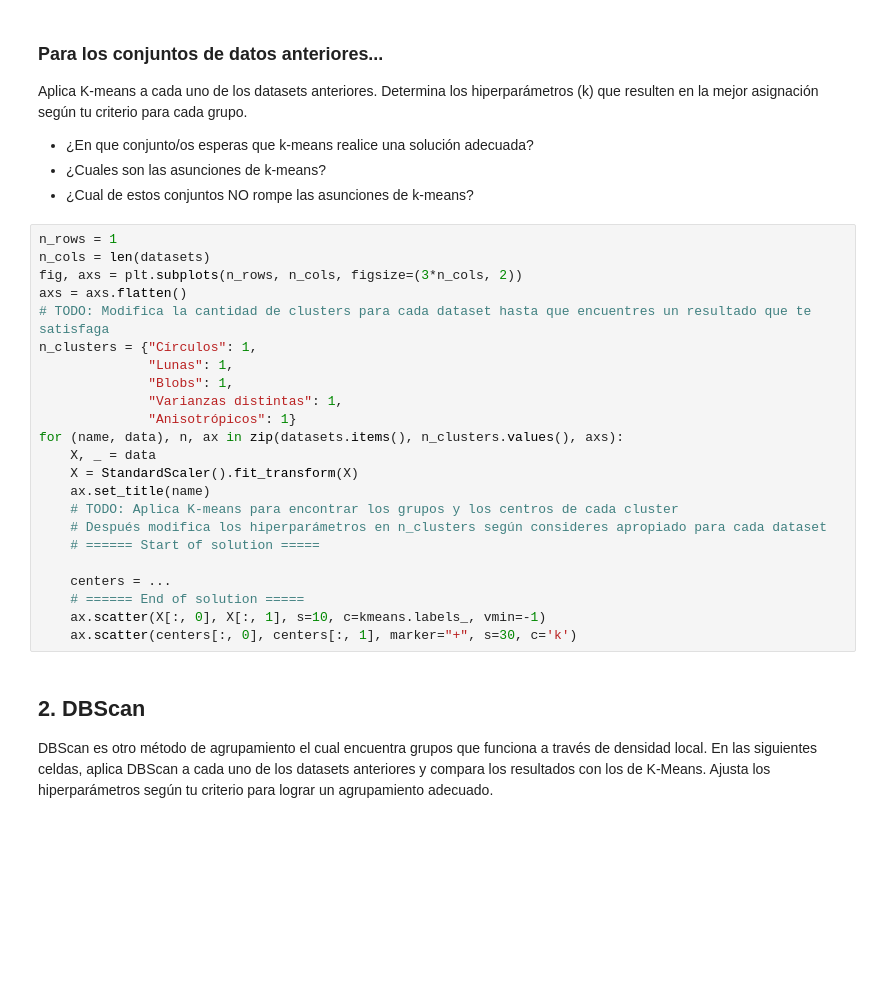
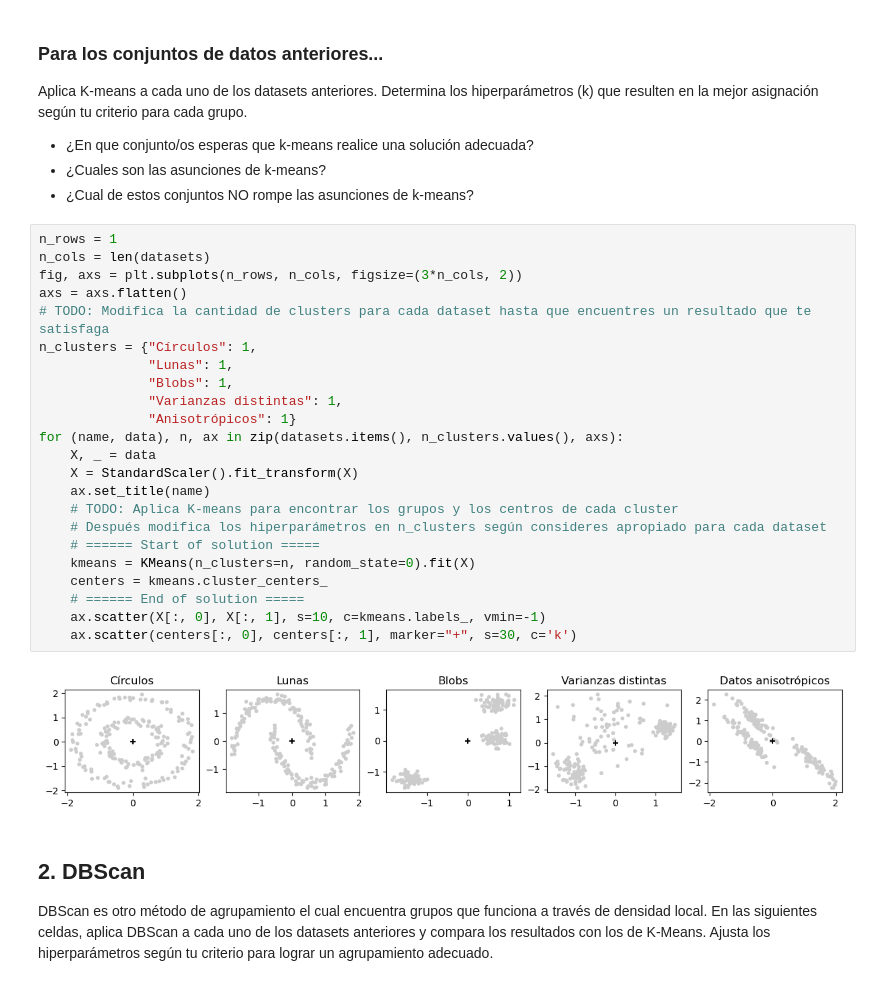
Before and after one commit to marianovba/ML23_LosGoons, a Jupyter notebook: ml23/ejercicio_4_Unsupervised/clustering.ipynb, the cells around one changed output. Drawn from its saved outputs; the diff is of its cells as text; blank space fills up the shorter version.

```diff
--- a/ml23/ejercicio_4_Unsupervised/clustering.ipynb
+++ b/ml23/ejercicio_4_Unsupervised/clustering.ipynb
@@ -142,26 +149,28 @@ Aplica K-means a cada uno de los datasets anteriores. Determina los hiperparáme
 # %%
 n_rows = 1
 n_cols = len(datasets)
 fig, axs = plt.subplots(n_rows, n_cols, figsize=(3*n_cols, 2))
 axs = axs.flatten()
 # TODO: Modifica la cantidad de clusters para cada dataset hasta que encuentres un resultado que te satisfaga
 n_clusters = {"Círculos": 1,
               "Lunas": 1,
               "Blobs": 1,
               "Varianzas distintas": 1,
               "Anisotrópicos": 1}
 for (name, data), n, ax in zip(datasets.items(), n_clusters.values(), axs):
     X, _ = data
     X = StandardScaler().fit_transform(X)
     ax.set_title(name)
     # TODO: Aplica K-means para encontrar los grupos y los centros de cada cluster
     # Después modifica los hiperparámetros en n_clusters según consideres apropiado para cada dataset
     # ====== Start of solution =====
-
-    centers = ...
+    kmeans = KMeans(n_clusters=n, random_state=0).fit(X)
+    centers = kmeans.cluster_centers_
     # ====== End of solution =====
     ax.scatter(X[:, 0], X[:, 1], s=10, c=kmeans.labels_, vmin=-1)
     ax.scatter(centers[:, 0], centers[:, 1], marker="+", s=30, c='k')
+# %% [output]
+[figure, added]
 # %% [markdown]
 ## 2. DBScan
 DBScan es otro método de agrupamiento el cual encuentra grupos que funciona a través de densidad local.
```
Also changed, not shown: parts of 4 cells of this notebook.
